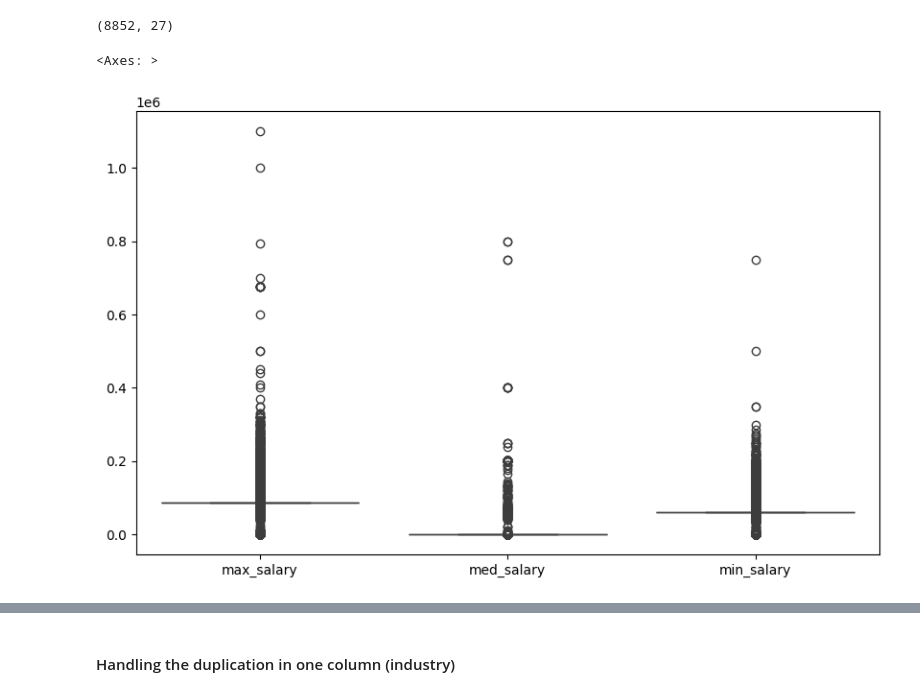
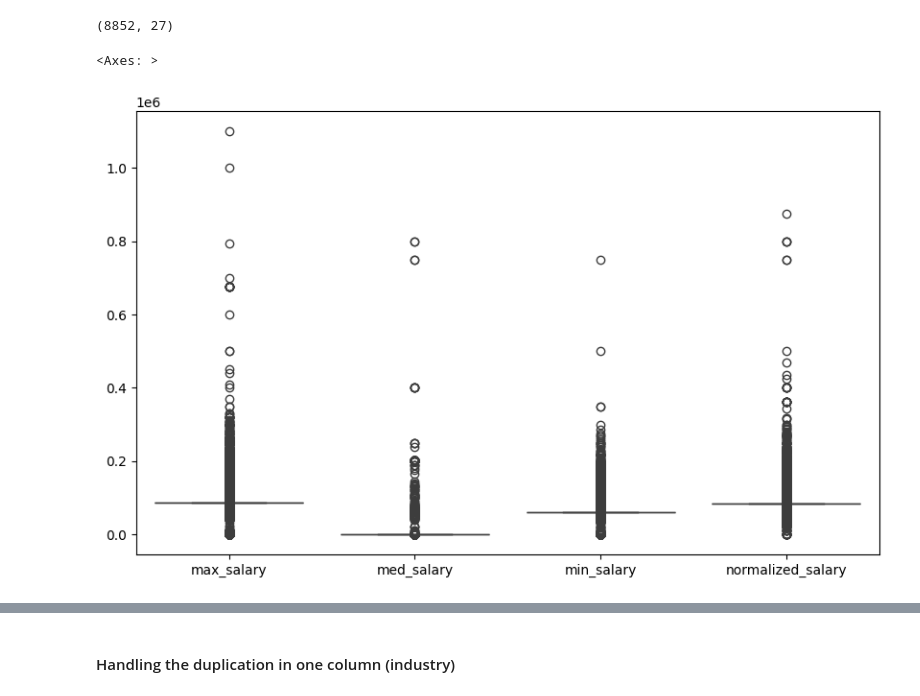
Before and after one commit to sayedahmed1980/Epsilon_mid-project, a Jupyter notebook: LinkedIn_JP2023.ipynb, the cells around one changed output, grey strips where cells are left out. Saved outputs shown, nothing was run; the diff lists cells and outputs as text; code cells hidden in the pictures.

```diff
--- a/LinkedIn_JP2023.ipynb
+++ b/LinkedIn_JP2023.ipynb
@@ -1355,10 +1372,10 @@ jobs_2.shape
 (8852, 27)
 # %%
 plt.figure(figsize=(10, 6))
-sns.boxplot(data=jobs_2[['max_salary', 'med_salary', 'min_salary']])
+sns.boxplot(data=jobs_2[['max_salary', 'med_salary', 'min_salary', 'normalized_salary']])
 # %% [output]
 <Axes: >
-[figure, old version]
+[figure, new version]
 # %%
 jobs_2.info()
 # %% [output]
```
Also changed, not shown: parts of 90 cells of this notebook, 2 other files.
